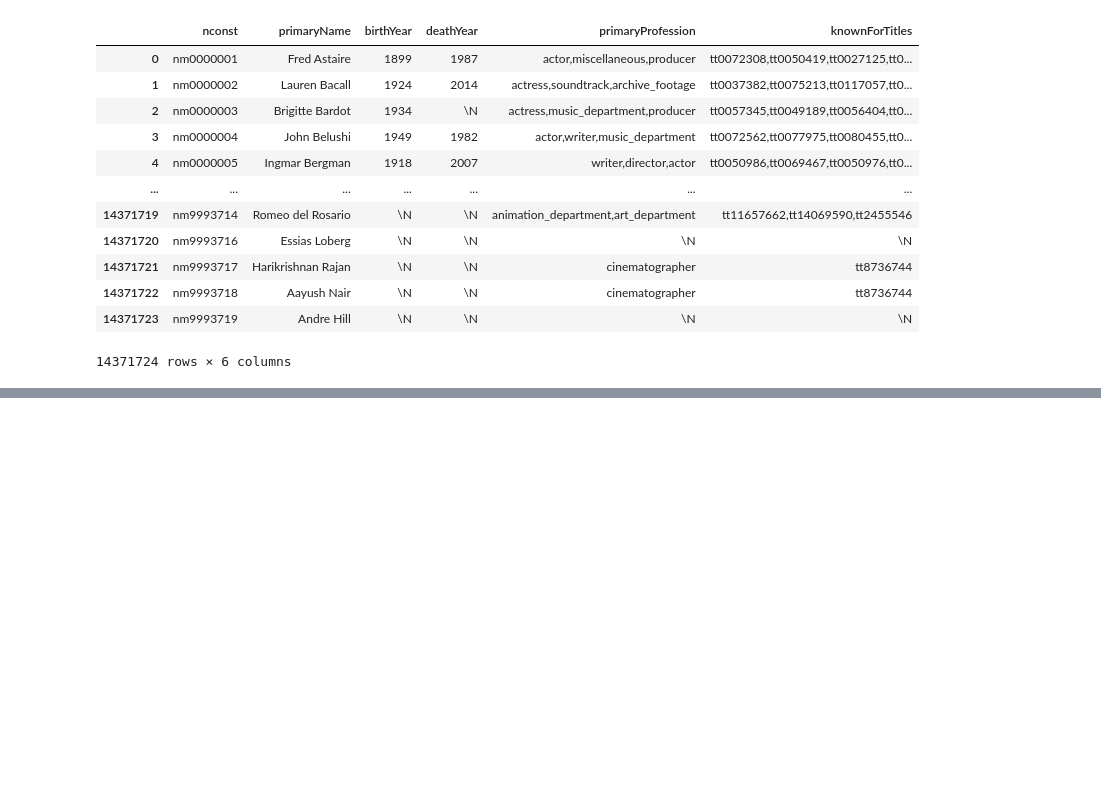
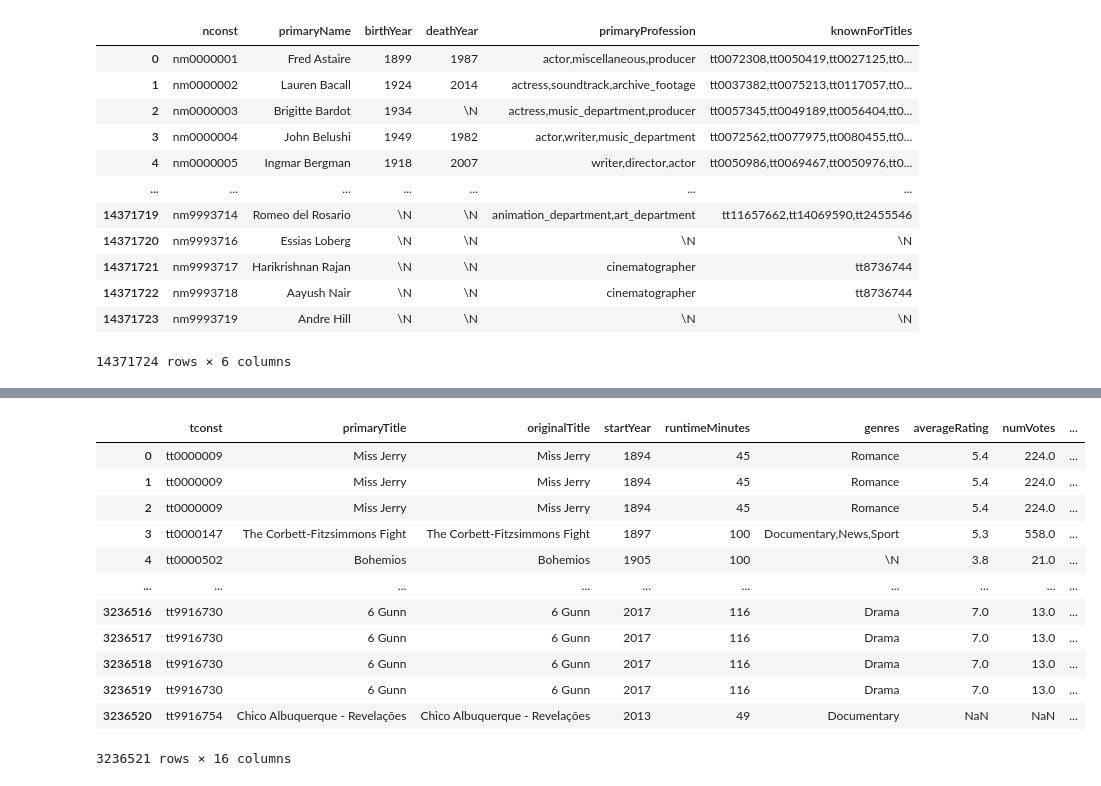
Before and after one commit to Alex-Becovic/WCS_Projet2, a Jupyter notebook: exploration_imdb.ipynb, the cells around one changed output, grey strips where cells are left out. Drawn from its saved outputs; the diff is of its cells as text; code cells hidden in the pictures; blank space fills up the shorter version.

```diff
--- a/exploration_imdb.ipynb
+++ b/exploration_imdb.ipynb
@@ -203,0 +205,19 @@ df_imdb_final_ok
+# %%
+df_imdb_final = df_imdb_final_ok.drop(["birthYear","deathYear"], axis=1)
+df_imdb_final = df_imdb_final_ok.drop(["titleType","isAdult", "endYear", "job", "knownForTitles"], axis=1)
+# %%
+df_imdb_final
+# %% [output]
+|  | tconst | primaryTitle | originalTitle | startYear | runtimeMinutes | genres | averageRating | numVotes | ... |
+| 0 | tt0000009 | Miss Jerry | Miss Jerry | 1894 | 45 | Romance | 5.4 | 224.0 | ... |
+| 1 | tt0000009 | Miss Jerry | Miss Jerry | 1894 | 45 | Romance | 5.4 | 224.0 | ... |
+| 2 | tt0000009 | Miss Jerry | Miss Jerry | 1894 | 45 | Romance | 5.4 | 224.0 | ... |
+| 3 | tt0000147 | The Corbett-Fitzsimmons Fight | The Corbett-Fitzsimmons Fight | 1897 | 100 | Documentary,News,Sport | 5.3 | 558.0 | ... |
+| 4 | tt0000502 | Bohemios | Bohemios | 1905 | 100 | \N | 3.8 | 21.0 | ... |
+| ... | ... | ... | ... | ... | ... | ... | ... | ... | ... |
+| 3236516 | tt9916730 | 6 Gunn | 6 Gunn | 2017 | 116 | Drama | 7.0 | 13.0 | ... |
+| 3236517 | tt9916730 | 6 Gunn | 6 Gunn | 2017 | 116 | Drama | 7.0 | 13.0 | ... |
+| 3236518 | tt9916730 | 6 Gunn | 6 Gunn | 2017 | 116 | Drama | 7.0 | 13.0 | ... |
+| 3236519 | tt9916730 | 6 Gunn | 6 Gunn | 2017 | 116 | Drama | 7.0 | 13.0 | ... |
+| 3236520 | tt9916754 | Chico Albuquerque - Revelações | Chico Albuquerque - Revelações | 2013 | 49 | Documentary | NaN | NaN | ... |
+3236521 rows × 16 columns
```
Also changed, not shown: parts of 21 cells of this notebook.
